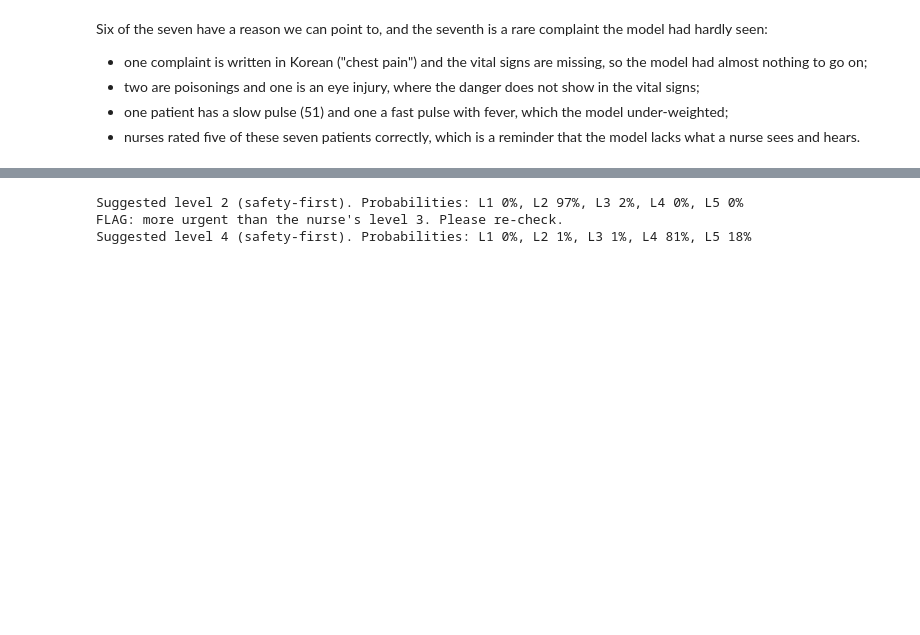
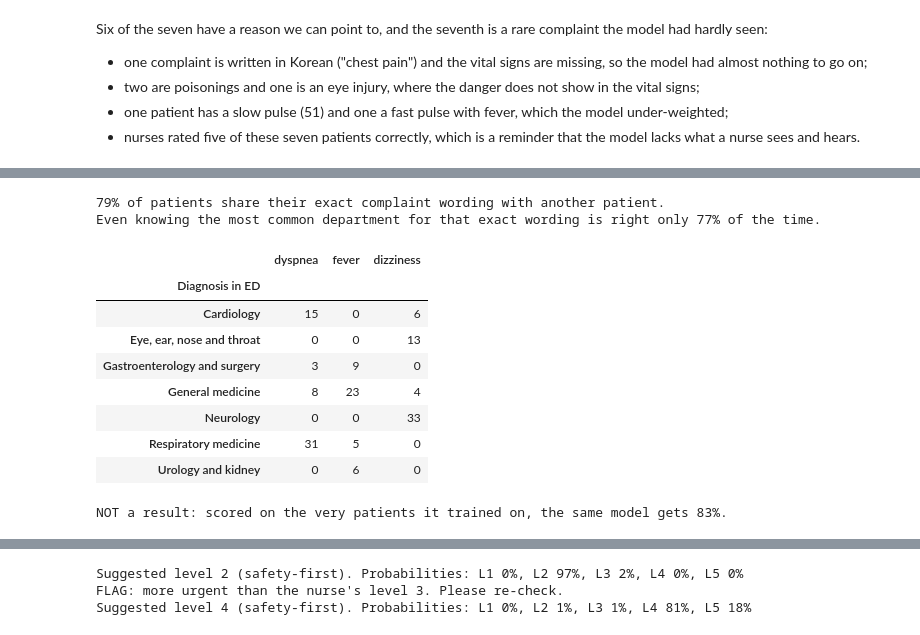
Before and after one commit to potlatiy/emergency-triage-ai, a Jupyter notebook: triage.ipynb, the cells around one changed output, grey strips where cells are left out. Cells and saved outputs as stored; diff of their text form; code cells hidden in the pictures; blank space fills up the shorter version.

```diff
--- a/triage.ipynb
+++ b/triage.ipynb
@@ -541,0 +674,25 @@ Six of the seven have a reason we can point to, and the seventh is a rare compla
+# %%
+wording = df[TEXT]
+shared = wording.map(wording.value_counts()) >= 2
+usual = department[shared].groupby(wording[shared]).transform(lambda group: group.mode()[0])
+print(f"{shared.mean():.0%} of patients share their exact complaint wording with another patient.")
+print(f"Even knowing the most common department for that exact wording is right only {(department[shared] == usual).mean():.0%} of the time.")
+pd.DataFrame({w: department[wording == w].value_counts().head(4) for w in ["dyspnea", "fever", "dizziness"]}).fillna(0).astype(int)
+# %% [output]
+79% of patients share their exact complaint wording with another patient.
+Even knowing the most common department for that exact wording is right only 77% of the time.
+|  | dyspnea | fever | dizziness |
+| Diagnosis in ED |  |  |  |
+| Cardiology | 15 | 0 | 6 |
+| Eye, ear, nose and throat | 0 | 0 | 13 |
+| Gastroenterology and surgery | 3 | 9 | 0 |
+| General medicine | 8 | 23 | 4 |
+| Neurology | 0 | 0 | 33 |
+| Respiratory medicine | 31 | 5 | 0 |
+| Urology and kidney | 0 | 6 | 0 |
+# %%
+memorised = Pipeline([("prepare", make_model().named_steps["prepare"]),
+                      ("model", LogisticRegression(max_iter=3000, C=3.0))]).fit(df, department)
+print(f"NOT a result: scored on the very patients it trained on, the same model gets {(memorised.predict(df) == answer).mean():.0%}.")
+# %% [output]
+NOT a result: scored on the very patients it trained on, the same model gets 83%.
```
Also changed, not shown: parts of 12 cells of this notebook, 7 other files.
